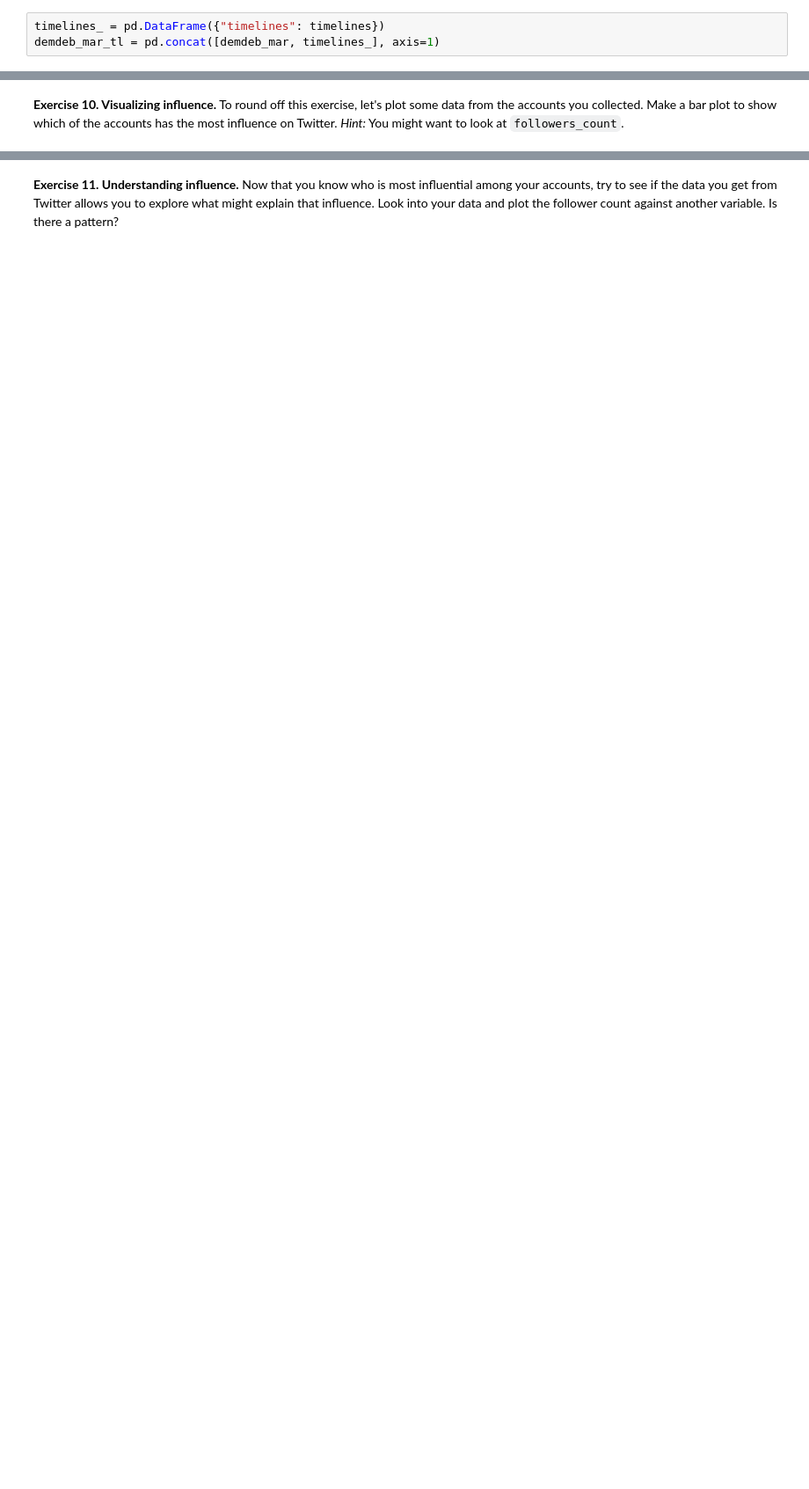
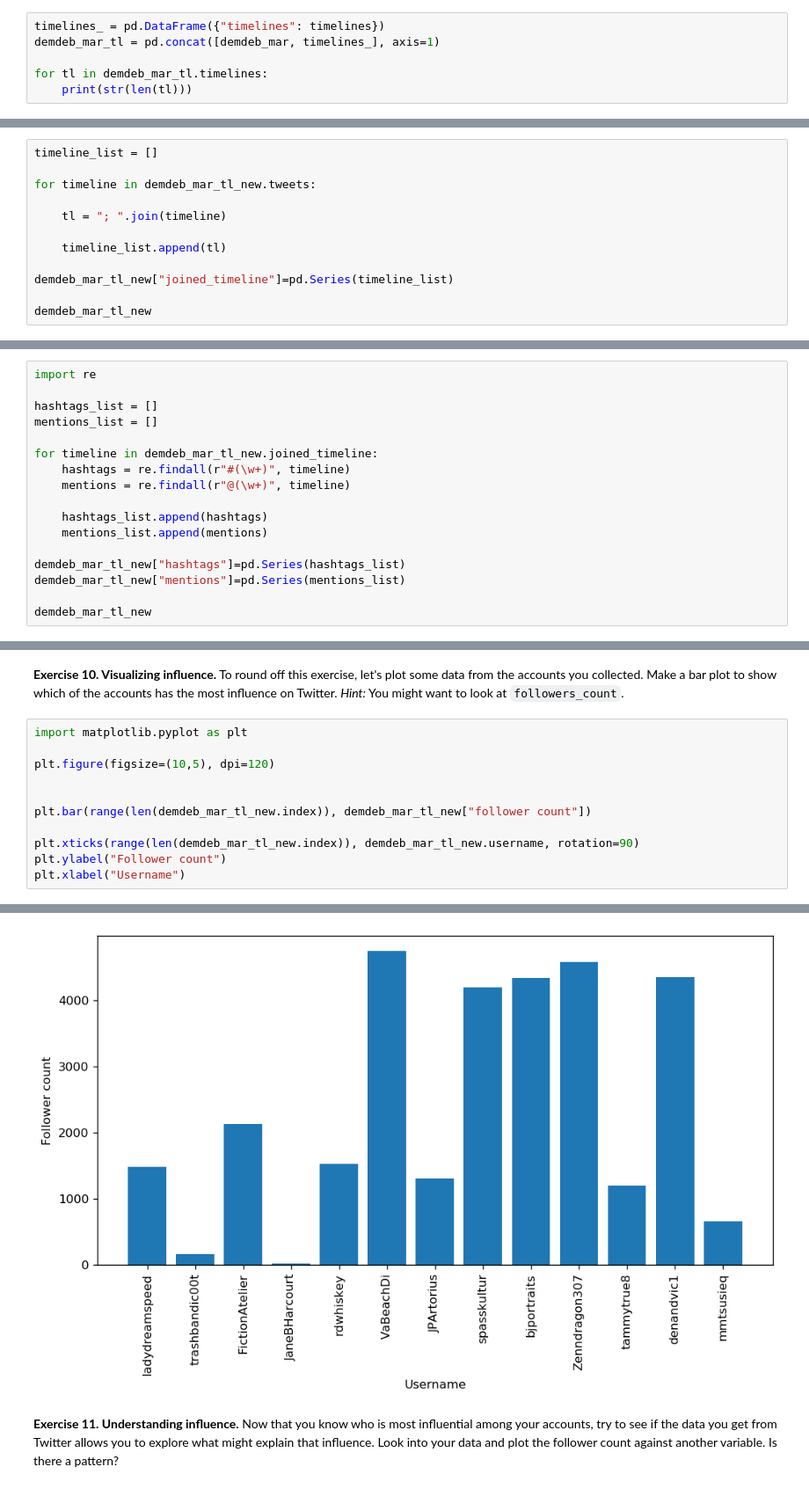
Before and after one commit to freydis-m/DigiMethods, a Jupyter notebook: W7D1-Exercise.ipynb, the cells around one changed output, grey strips where cells are left out. Shown at 88% size. Cells and saved outputs as stored; diff of their text form; blank space fills up the shorter version.

```diff
--- a/W7D1-Exercise.ipynb
+++ b/W7D1-Exercise.ipynb
@@ -131,3 +175,6 @@ Add your list "timelines" to your current `DataFame`. To do this, we first need
 # %%
 timelines_ = pd.DataFrame({"timelines": timelines})
 demdeb_mar_tl = pd.concat([demdeb_mar, timelines_], axis=1)
+
+for tl in demdeb_mar_tl.timelines:
+    print(str(len(tl)))
@@ -187,0 +250,12 @@ NotebookApp.rate_limit_window=3.0 (secs)
+# %%
+timeline_list = []
+
+for timeline in demdeb_mar_tl_new.tweets:
+
+    tl = "; ".join(timeline)
+
+    timeline_list.append(tl)
+
+demdeb_mar_tl_new["joined_timeline"]=pd.Series(timeline_list)
+
+demdeb_mar_tl_new
@@ -188,2 +277,19 @@ NotebookApp.rate_limit_window=3.0 (secs)
 # %% [markdown]
 **Exercise 7. Finding hashtags and mentions.** Now that we have all the tweets for each account in one long string, we can start looking at the topics the accounts are tweeting about and who they are interacting with. To do so, you can use the [`findall`](https://docs.python.org/3/library/re.html#re.findall) function from the `re` package to extract all hashtags (starting with a "#") and mentions (starting with an "@"). Add one column for hashtags and mentions respectively to your `DataFrame`.
+# %%
+import re
+
+hashtags_list = []
+mentions_list = []
+
+for timeline in demdeb_mar_tl_new.joined_timeline:
+    hashtags = re.findall(r"#(\w+)", timeline)
+    mentions = re.findall(r"@(\w+)", timeline)
+
+    hashtags_list.append(hashtags)
+    mentions_list.append(mentions)
+
+demdeb_mar_tl_new["hashtags"]=pd.Series(hashtags_list)
+demdeb_mar_tl_new["mentions"]=pd.Series(mentions_list)
+
+demdeb_mar_tl_new
@@ -194,2 +344,14 @@ NotebookApp.rate_limit_window=3.0 (secs)
 # %% [markdown]
 **Exercise 10. Visualizing influence.** To round off this exercise, let's plot some data from the accounts you collected. Make a bar plot to show which of the accounts has the most influence on Twitter. _Hint:_ You might want to look at `followers_count`.
+# %%
+import matplotlib.pyplot as plt
+
+plt.figure(figsize=(10,5), dpi=120)
+
+
+plt.bar(range(len(demdeb_mar_tl_new.index)), demdeb_mar_tl_new["follower count"])
+
+plt.xticks(range(len(demdeb_mar_tl_new.index)), demdeb_mar_tl_new.username, rotation=90)
+plt.ylabel("Follower count")
+plt.xlabel("Username")
+# %% [output]
@@ -196,3 +359,4 @@ NotebookApp.rate_limit_window=3.0 (secs)
+[figure, added]
 # %% [markdown]
 **Exercise 11. Understanding influence.** Now that you know who is most influential among your accounts, try to see if the data you get from Twitter allows you to explore what might explain that influence. Look into your data and plot the follower count against another variable. Is there a pattern?
 # %% [markdown]
```
Also changed, not shown: parts of 16 cells of this notebook, 2 other files.
